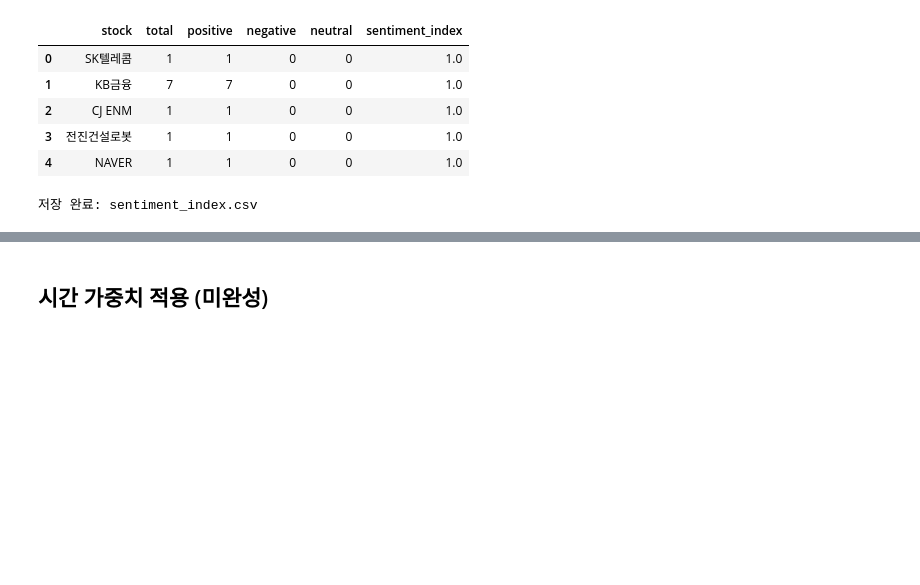
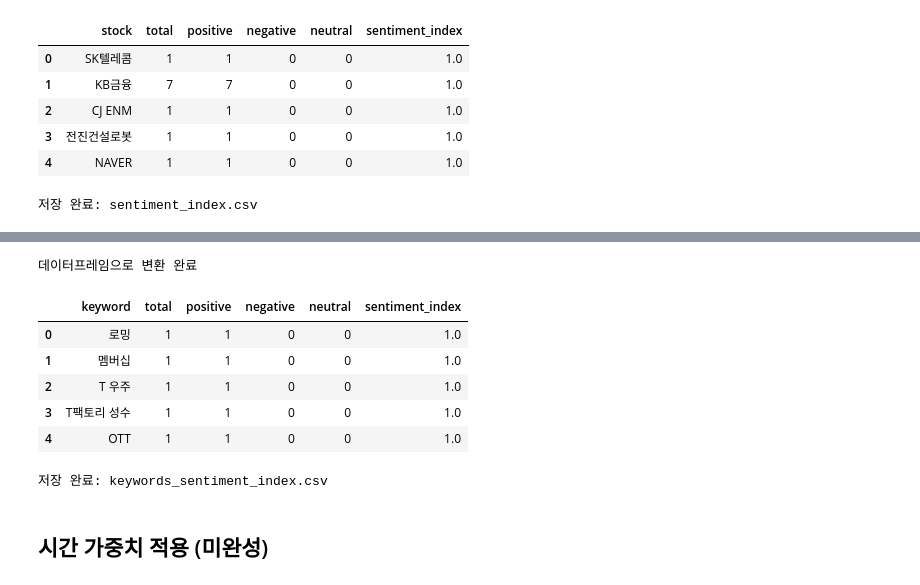
Before and after one commit to GNN-MLOps-Capstone/GNN-Common, a Jupyter notebook: stock_recsys/notebooks/sentiment_index_calculator.ipynb, the cells around one changed output, grey strips where cells are left out. Cells and saved outputs as stored; diff of their text form; code cells hidden in the pictures; blank space fills up the shorter version.

```diff
--- a/stock_recsys/notebooks/sentiment_index_calculator.ipynb
+++ b/stock_recsys/notebooks/sentiment_index_calculator.ipynb
@@ -20,7 +20,7 @@ def calculate_sentiment_index(positive, negative, total):
     return (positive - negative) / total
 # %%
 # 데이터 로드 - skiprows 제거하고 직접 확인
-df = pd.read_csv('../data/sentiment/keyword_extract.csv')
+df = pd.read_csv('../data/sentiment/keyword_sentiment.csv')
 
 print(f"데이터 로드: {len(df)}개 뉴스")
 print(f"\n상위 5개 데이터:")
@@ -50,15 +50,20 @@ for i, col in enumerate(df.columns):
 # %%
 # 컬럼명 설정 (문자열)
 stock_col_name = 'related_stocks'
-sentiment_col_name = 'sentiment'
+sentiment_col_name = 'stocks_sentiment_str'
+keywords_col_name = 'keywords'
+keyword_sentiment_col_name = 'keywords_sentiment_str'
 
 # 종목별 집계
 stock_data = defaultdict(lambda: {'positive': 0, 'negative': 0, 'neutral': 0, 'total': 0})
+keyword_data = defaultdict(lambda: {'positive': 0, 'negative': 0, 'neutral': 0, 'total': 0})
 
 for _, row in df.iterrows():
     # iloc 대신 컬럼명 직접 사용
     stock_str = str(row[stock_col_name]).strip()
     sentiment = str(row[sentiment_col_name]).strip()
+    keywords_str = str(row[keywords_col_name]).strip()
+    keyword_sentiment = str(row[keyword_sentiment_col_name]).strip()
 
     # 유효한 종목만 처리
     if stock_str and stock_str != 'nan' and stock_str != '':
@@ -77,6 +82,20 @@ for _, row in df.iterrows():
                 else:
                     stock_data[stock]['neutral'] += 1
 
+        keywords = [s.strip() for s in keywords_str.split(',')]
+        keyword_sentiments = [s.strip() for s in keyword_sentiment.split(',')]
+
+        for keyword, keyword_sentiment in zip(keywords, keyword_sentiments):
+            if keyword:
+                keyword_data[keyword]['total'] += 1
+
+                if '긍정' in keyword_sentiment:
+                    keyword_data[keyword]['positive'] += 1
+                elif '부정' in keyword_sentiment:
+                    keyword_data[keyword]['negative'] += 1
+                else:
+                    keyword_data[keyword]['neutral'] += 1
+
 # 감성 지수 계산
 results = []
 for stock, data in stock_data.items():
@@ -94,5 +113,22 @@ for stock, data in stock_data.items():
 
 results = sorted(results, key=lambda x: x['sentiment_index'], reverse=True)
 print(f"계산 완료: {len(results)}개 종목")
+
+keywords_results = []
+for keyword, data in keyword_data.items():
+    sentiment_index = calculate_sentiment_index(
+        data['positive'], data['negative'], data['total']
+    )
+    keywords_results.append({
+        'keyword': keyword,
+        'total': data['total'],
+        'positive': data['positive'],
+        'negative': data['negative'],
+        'neutral': data['neutral'],
+        'sentiment_index': sentiment_index
+    })
+
+keywords_results = sorted(keywords_results, key=lambda x: x['sentiment_index'], reverse=True)
+print(f"계산 완료: {len(keywords_results)}개 키워드")
 # %% [output]
 계산 완료: 15개 종목
@@ -144,3 +208,20 @@ print("저장 완료: sentiment_index.csv")
+# %%
+results_df = pd.DataFrame(keywords_results)
+print("\n데이터프레임으로 변환 완료")
+results_df.head()
+# %% [output]
+데이터프레임으로 변환 완료
+|  | keyword | total | positive | negative | neutral | sentiment_index |
+| 0 | 로밍 | 1 | 1 | 0 | 0 | 1.0 |
+| 1 | 멤버십 | 1 | 1 | 0 | 0 | 1.0 |
+| 2 | T 우주 | 1 | 1 | 0 | 0 | 1.0 |
+| 3 | T팩토리 성수 | 1 | 1 | 0 | 0 | 1.0 |
+| 4 | OTT | 1 | 1 | 0 | 0 | 1.0 |
+# %%
+results_df.to_csv('../data/sentiment/keywords_sentiment_index.csv', index=False, encoding='utf-8-sig')
+print("저장 완료: keywords_sentiment_index.csv")
+# %% [output]
+저장 완료: keywords_sentiment_index.csv
 # %% [markdown]
 ## 시간 가중치 적용 (미완성)
 # %%
```
Also changed, not shown: parts of 5 cells of this notebook, 2 other files.
